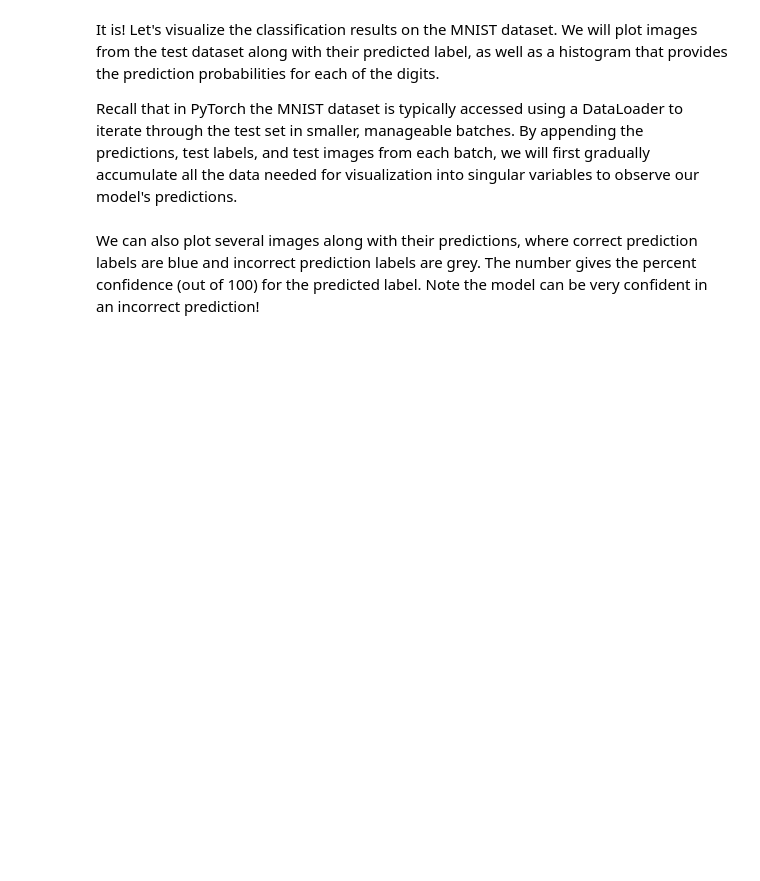
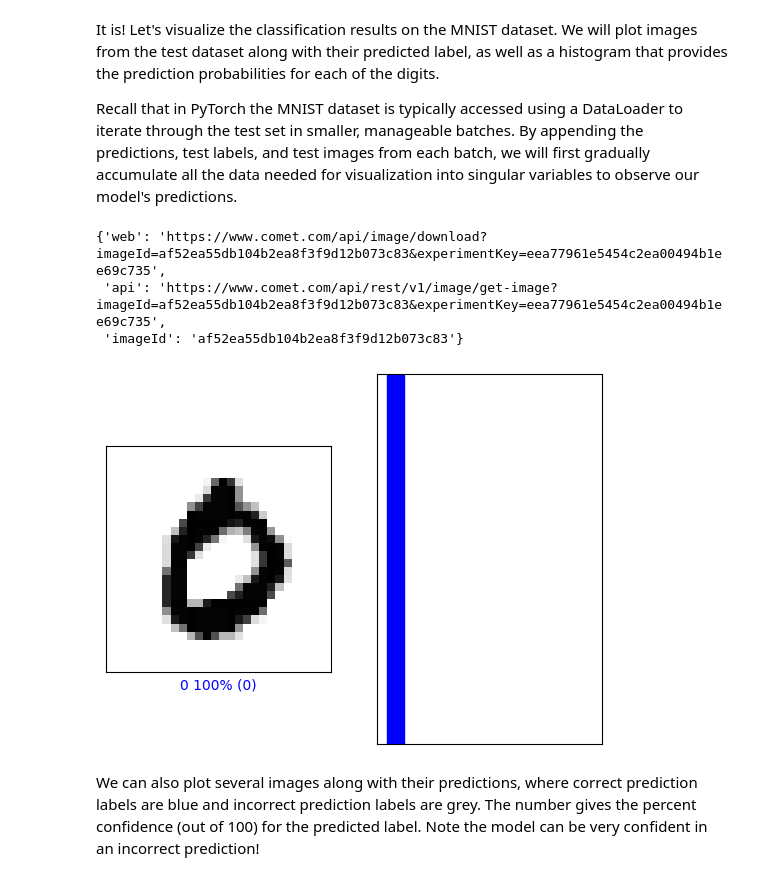
Before and after one commit to Hamtak0/DeepLearning, a Jupyter notebook: MNIST.ipynb, the cells around one changed output. Cells and saved outputs as stored; diff of their text form; code cells hidden in the pictures; blank space fills up the shorter version.

```diff
--- a/MNIST.ipynb
+++ b/MNIST.ipynb
@@ -543,6 +586,9 @@ all_images = []
 # Process test set in batches
 with torch.no_grad():
     for images, labels in testset_loader:
+        # Move images and labels to the GPU
+        images, labels = images.to(device), labels.to(device)
+
         outputs = cnn_model(images)
 
         # Apply softmax to get probabilities from the predicted logits
@@ -566,12 +612,17 @@ test_images = all_images.cpu().numpy()       # Shape: (total_samples, 1, 28, 28)
 # %%
 #@title Change the slider to look at the model's predictions! { run: "auto" }
 
-image_index = 79 #@param {type:"slider", min:0, max:100, step:1}
+image_index = 3 #@param {type:"slider", min:0, max:100, step:1}
 plt.subplot(1,2,1)
 mdl.lab2.plot_image_prediction(image_index, predictions, test_labels, test_images)
 plt.subplot(1,2,2)
 mdl.lab2.plot_value_prediction(image_index, predictions, test_labels)
 comet_model_2.log_figure(figure=plt)
+# %% [output]
+{'web': 'https://www.comet.com/api/image/download?imageId=af52ea55db104b2ea8f3f9d12b073c83&experimentKey=eea77961e5454c2ea00494b1ee69c735',
+ 'api': 'https://www.comet.com/api/rest/v1/image/get-image?imageId=af52ea55db104b2ea8f3f9d12b073c83&experimentKey=eea77961e5454c2ea00494b1ee69c735',
+ 'imageId': 'af52ea55db104b2ea8f3f9d12b073c83'}
+[figure, added]
 # %% [markdown]
 We can also plot several images along with their predictions, where correct prediction labels are blue and incorrect prediction labels are grey. The number gives the percent confidence (out of 100) for the predicted label. Note the model can be very confident in an incorrect prediction!
 # %%
```
Also changed, not shown: parts of 10 cells of this notebook.
